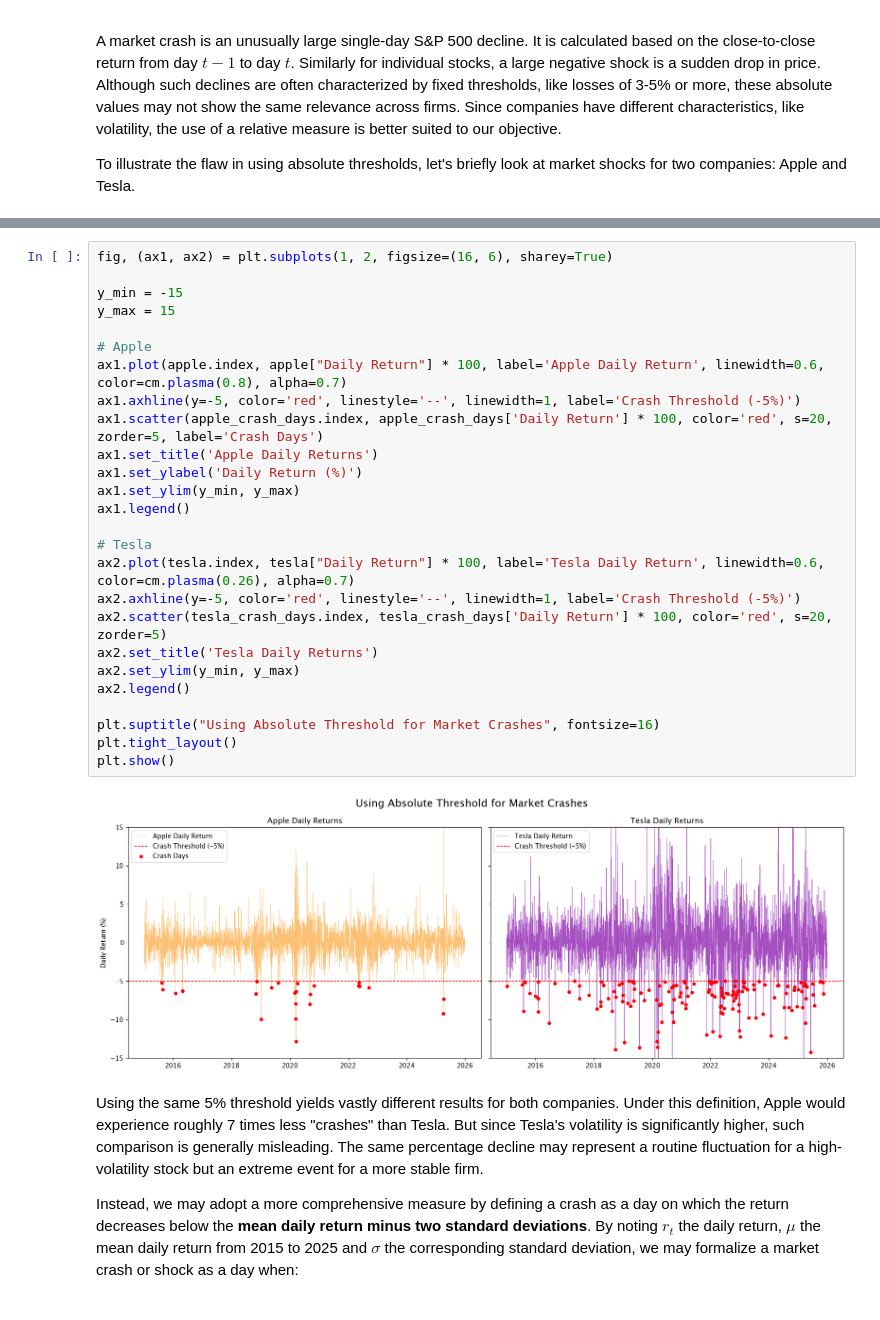
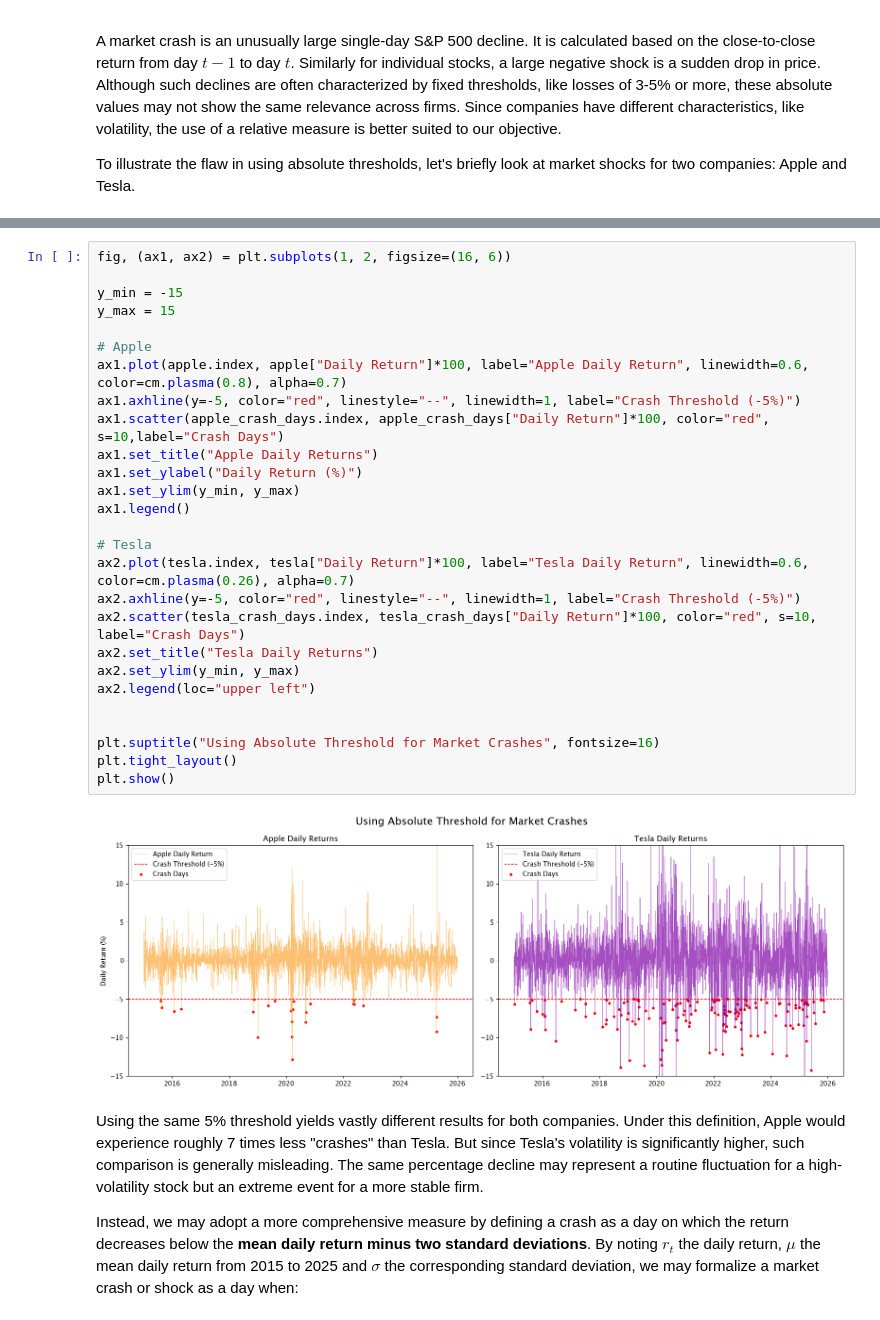
Before and after one commit to yannzg/sp500-rebounds, a Jupyter notebook: analysis.ipynb, the cells around one changed output, grey strips where cells are left out. Cells and saved outputs as stored; diff of their text form.

```diff
--- a/analysis.ipynb
+++ b/analysis.ipynb
@@ -60,31 +60,32 @@ Number of "crash" days for Tesla: 161
 # %%
-fig, (ax1, ax2) = plt.subplots(1, 2, figsize=(16, 6), sharey=True)
+fig, (ax1, ax2) = plt.subplots(1, 2, figsize=(16, 6))
 
 y_min = -15
 y_max = 15
 
 # Apple
-ax1.plot(apple.index, apple["Daily Return"] * 100, label='Apple Daily Return', linewidth=0.6, color=cm.plasma(0.8), alpha=0.7)
-ax1.axhline(y=-5, color='red', linestyle='--', linewidth=1, label='Crash Threshold (-5%)')
-ax1.scatter(apple_crash_days.index, apple_crash_days['Daily Return'] * 100, color='red', s=20, zorder=5, label='Crash Days')
-ax1.set_title('Apple Daily Returns')
-ax1.set_ylabel('Daily Return (%)')
+ax1.plot(apple.index, apple["Daily Return"]*100, label="Apple Daily Return", linewidth=0.6, color=cm.plasma(0.8), alpha=0.7)
+ax1.axhline(y=-5, color="red", linestyle="--", linewidth=1, label="Crash Threshold (-5%)")
+ax1.scatter(apple_crash_days.index, apple_crash_days["Daily Return"]*100, color="red", s=10,label="Crash Days")
+ax1.set_title("Apple Daily Returns")
+ax1.set_ylabel("Daily Return (%)")
 ax1.set_ylim(y_min, y_max)
 ax1.legend()
 
 # Tesla
-ax2.plot(tesla.index, tesla["Daily Return"] * 100, label='Tesla Daily Return', linewidth=0.6, color=cm.plasma(0.26), alpha=0.7)
-ax2.axhline(y=-5, color='red', linestyle='--', linewidth=1, label='Crash Threshold (-5%)')
-ax2.scatter(tesla_crash_days.index, tesla_crash_days['Daily Return'] * 100, color='red', s=20, zorder=5)
-ax2.set_title('Tesla Daily Returns')
+ax2.plot(tesla.index, tesla["Daily Return"]*100, label="Tesla Daily Return", linewidth=0.6, color=cm.plasma(0.26), alpha=0.7)
+ax2.axhline(y=-5, color="red", linestyle="--", linewidth=1, label="Crash Threshold (-5%)")
+ax2.scatter(tesla_crash_days.index, tesla_crash_days["Daily Return"]*100, color="red", s=10, label="Crash Days")
+ax2.set_title("Tesla Daily Returns")
 ax2.set_ylim(y_min, y_max)
-ax2.legend()
+ax2.legend(loc="upper left")
+
 
 plt.suptitle("Using Absolute Threshold for Market Crashes", fontsize=16)
 plt.tight_layout()
 plt.show()
 # %% [output]
-[figure, old version]
+[figure, new version]
 # %% [markdown]
 Using the same 5% threshold yields vastly different results for both companies. Under this definition, Apple would experience roughly 7 times less "crashes" than Tesla. But since Tesla's volatility is significantly higher, such comparison is generally misleading. The same percentage decline may represent a routine fluctuation for a high-volatility stock but an extreme event for a more stable firm.
 
```
Also changed, not shown: parts of 17 cells of this notebook.
